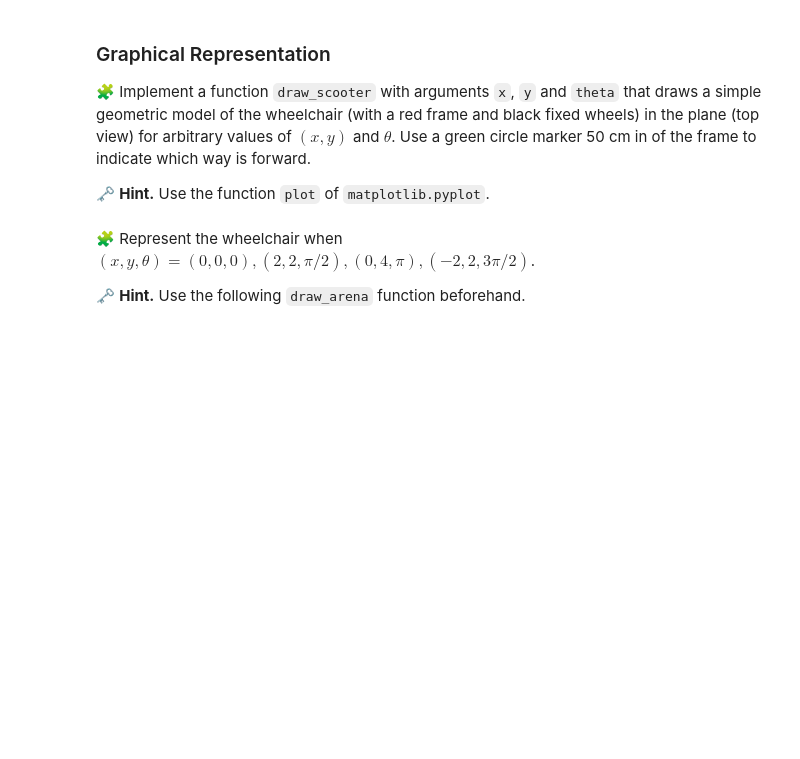
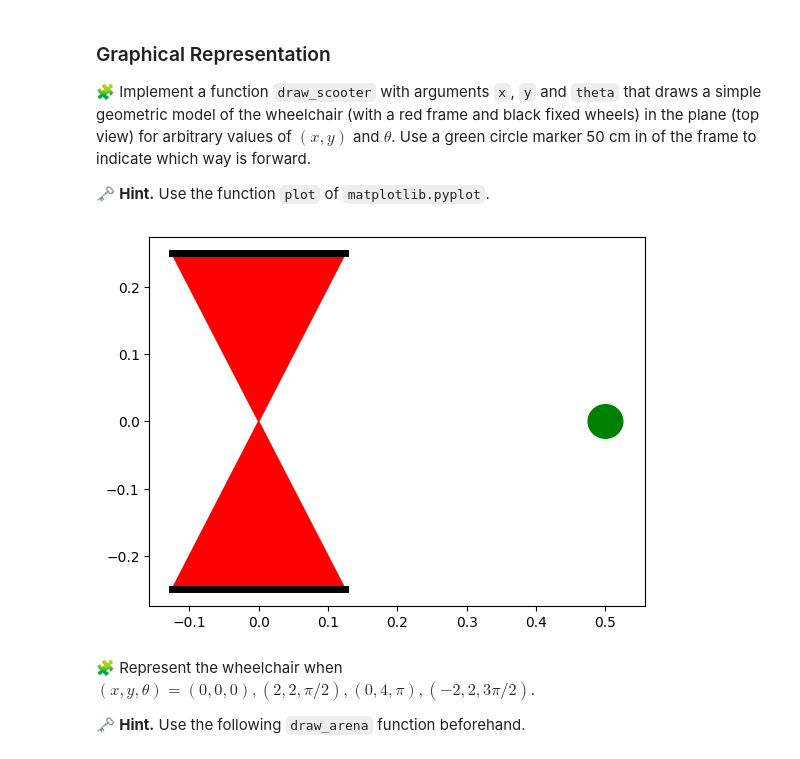
Before and after one commit to DohaJouay/control-engineering-with-python-project-2023-2024, a Jupyter notebook: Project-part-1.ipynb, the cells around one changed output. Drawn from its saved outputs; the diff is of its cells as text; code cells hidden in the pictures; blank space fills up the shorter version.

```diff
--- a/Project-part-1.ipynb
+++ b/Project-part-1.ipynb
@@ -56,3 +54,40 @@ pass
+# %%
+from matplotlib import pyplot as plt, patches
+
+def draw_scooter(x,y,theta) :
+    #Center of the right wheel
+    x1 = x + sin(theta)*l/2
+    y1 = y - cos(theta)*l/2
+
+    #Center of the left wheel
+    x2 = x - sin(theta)*l/2
+    y2 = y + cos(theta)*l/2
+
+    #Right Wheel
+    x1_ = linspace(x1-cos(theta)*r,x1+cos(theta)*r, 100)
+    y1_ = linspace(y1-sin(theta)*r,y1+sin(theta)*r, 100)
+
+    plot(x1_, y1_, '-', linewidth = 5, color = 'black')
+
+    #Left Wheel
+    x2_ = linspace(x2-cos(theta)*r,x2+cos(theta)*r, 100)
+    y2_ = linspace(y2-sin(theta)*r,y2+sin(theta)*r, 100)
+
+    plot(x2_, y2_, '-', linewidth = 5, color = 'black')
+
+    #Pads of the scooter
+    plt.fill([x1-cos(theta)*r,x,x1+cos(theta)*r],[y1-sin(theta)*r,y,y1+sin(theta)*r], 'b', alpha=1, color = 'red')
+    plt.fill([x2+cos(theta)*r,x,x2-cos(theta)*r],[y2+sin(theta)*r,y,y2-sin(theta)*r], 'b', alpha=1, color = 'red')
+
+    #Circle Marker
+    circle = plt.Circle((x + 0.5*cos(theta), y+ 0.5*sin(theta)), 0.025, color='green', edgecolor='green')
+    plt.gca().add_patch(circle)
+
+
+
+draw_scooter(0,0,0)
+# %% [output]
+[figure, added]
 # %% [markdown]
 🧩 Represent the wheelchair when $(x, y, \theta) = (0, 0, 0), (2, 2, \pi/2), (0, 4, \pi), (-2, 2, 3\pi/2)$.
 
```
Also changed, not shown: parts of 4 cells of this notebook.
